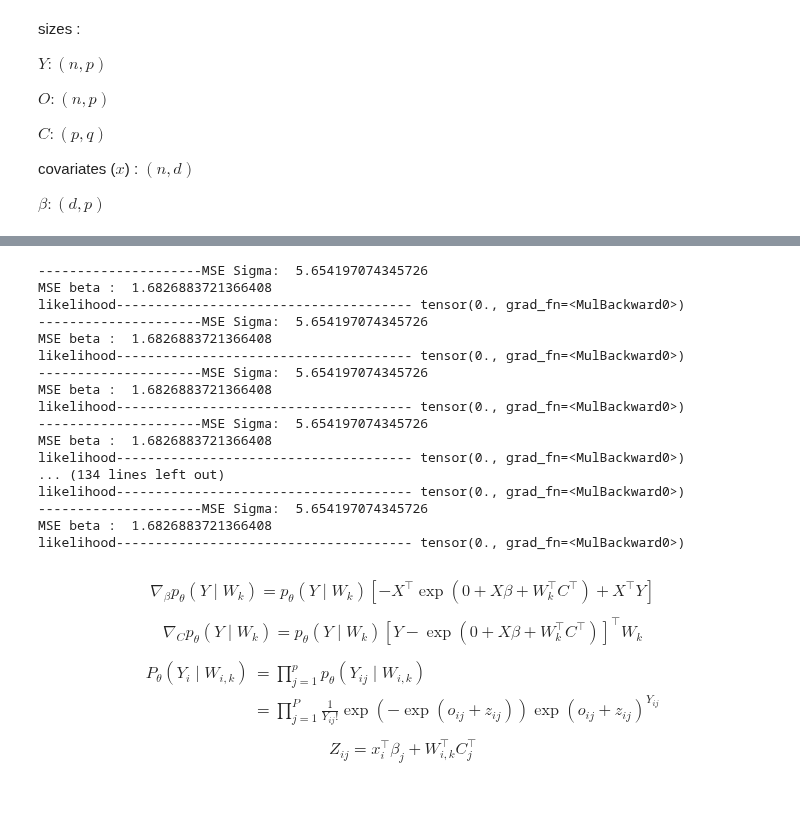
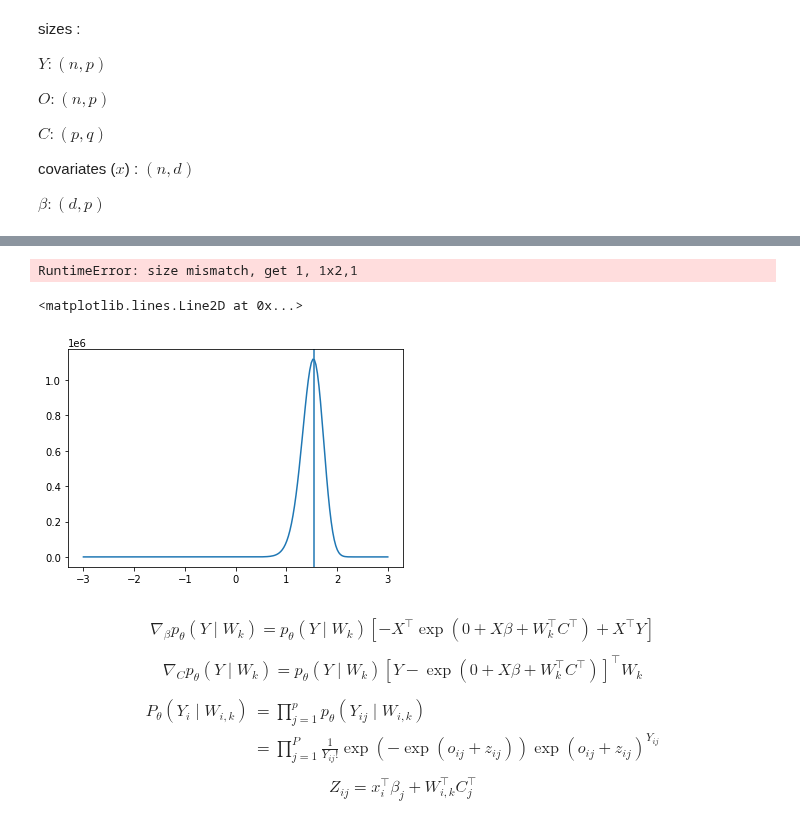
Before and after one commit to PLN-team/pyPLNmodels, a Jupyter notebook: MC_PLNPCA.ipynb, the cells around one changed output, grey strips where cells are left out. Cells and saved outputs as stored; diff of their text form; code cells hidden in the pictures; blank space fills up the shorter version.

Commit message:
focused on the importance sampling. I trie to find a law proposition in order to sample W|Y. The law seems well approximated for p=q=1. Need to check it for larger dimensions.

```diff
--- a/MC_PLNPCA.ipynb
+++ b/MC_PLNPCA.ipynb
@@ -416,11 +550,11 @@ q = 8
 # %%
-#torch.manual_seed(0)
+torch.manual_seed(int(time.time()))
 true_Sigma = torch.from_numpy(build_block_Sigma(p,q))/2
 true_C = torch.from_numpy(C_from_Sigma(true_Sigma, q))
-true_beta =torch.randn((d, p))/10
+true_beta =torch.randn((d, p))/1
 
-covariates = torch.randn((n,d))/100
-O =  0.0+torch.zeros((n,p))
+covariates = torch.randn((n,d))
+O =  0.5+torch.zeros((n,p))
 sample_model = sample_PLN()
 Y_sampled, Z_sampled  = sample_model.sample(true_Sigma,true_beta, O, covariates)
 Y_sampled = torch.from_numpy(Y_sampled)
@@ -442,5 +563,8 @@ torch.manual_seed(int(time.time()))
 batch_size = 5
 model = MC_PLNPCA(q,batch_size)
 model.init_data(Y_sampled, O, covariates)
-%time model.fit(2, 0.0001,0.1,0.1,C_optim = True)
+i = 0
+model.find_mean(Y_sampled[i],covariates[i], O[i],N_iter_max = 200, lr = 0.3, class_optimizer = torch.optim.Rprop)
+#model.compute_mean_log_likelihood(0.001)
+#%time model.fit_IMPS(50, 0.1,0.3, class_optimizer = torch.optim.Rprop, my_grad = False)
 # %% [output]
@@ -535,10 +587,0 @@ tensor([[-0.0237, -0.1394,  0.2144, -0.0596,  0.1708,  0.1546, -0.0580,  0.0305,
-# %%
-batch_size = 5
-model = MC_PLNPCA(q,batch_size)
-model.init_data(Y_sampled, O, covariates)
-
-torch.manual_seed(int(time.time()))
-for Y_b, covariates_b, O_b in model.get_batch(model.batch_size):
-    print('Y_b : ', Y_b)
-    W = torch.randn(5, model.batch_size,q)
-    model.check_batch(Y_b, covariates_b, O_b,W)
@@ -563,28 +588,18 @@ my_grad :  tensor([[-2.8157e-280, -1.1190e-280, -1.9145e-280],
-# %%
-batch_size = 1
-model = MC_PLNPCA(q,batch_size)
-model.init_data(Y_sampled, O, covariates)
-model.fit_all(0.1,0.1,N_iter = 50, acc = 0.01)
-#model.compute_likelihood(0.0001)
-#model.fit(10,0.001, lr_beta = 0.1,lr_C = 0.1, C_optim = False)
-# %% [output]
----------------------MSE Sigma:  5.654197074345726
-MSE beta :  1.6826883721366408
-likelihood-------------------------------------- tensor(0., grad_fn=<MulBackward0>)
----------------------MSE Sigma:  5.654197074345726
-MSE beta :  1.6826883721366408
-likelihood-------------------------------------- tensor(0., grad_fn=<MulBackward0>)
----------------------MSE Sigma:  5.654197074345726
-MSE beta :  1.6826883721366408
-likelihood-------------------------------------- tensor(0., grad_fn=<MulBackward0>)
----------------------MSE Sigma:  5.654197074345726
-MSE beta :  1.6826883721366408
-likelihood-------------------------------------- tensor(0., grad_fn=<MulBackward0>)
-... (134 lines left out)
-likelihood-------------------------------------- tensor(0., grad_fn=<MulBackward0>)
----------------------MSE Sigma:  5.654197074345726
-MSE beta :  1.6826883721366408
-likelihood-------------------------------------- tensor(0., grad_fn=<MulBackward0>)
+# %%
+abscisse = np.linspace(-3,3,200)
+j = 0
+plt.plot(abscisse, [torch.exp(model.log_P_WYgivenY_dimj(Y_sampled[i],covariates[i],O[i],torch.Tensor([0.4037,w]),j)) for w in abscisse])
+plt.axvline(0.4037)
+# %% [output]
+RuntimeError: size mismatch, get 1, 1x2,1
+# %%
+abscisse = np.linspace(-3,3,200)
+j = 0
+plt.plot(abscisse, [torch.exp(model.log_P_WYgivenY(Y_sampled[i],covariates[i],O[i],torch.Tensor([w]))) for w in abscisse])
+plt.axvline(1.5358)
+# %% [output]
+<matplotlib.lines.Line2D at 0x...>
+[figure, added]
 # %% [markdown]
 $$
 \nabla_{\beta} p_{\theta}\left(Y \mid W_k\right)=p_{\theta}\left(Y \mid W_k\right)\left[-X^{\top} \exp \left(0+X\beta+W_k^{\top} C^{\top}\right)+ X^{\top}Y\right]
```
Also changed, not shown: parts of 14 cells of this notebook, 5 other files.
